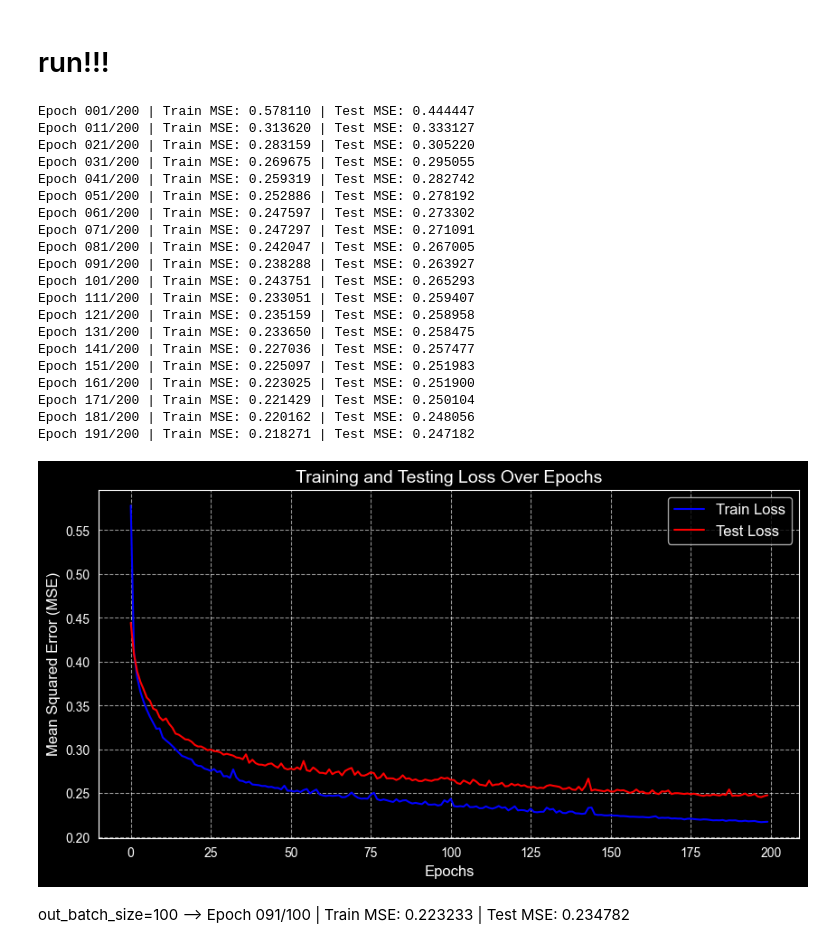
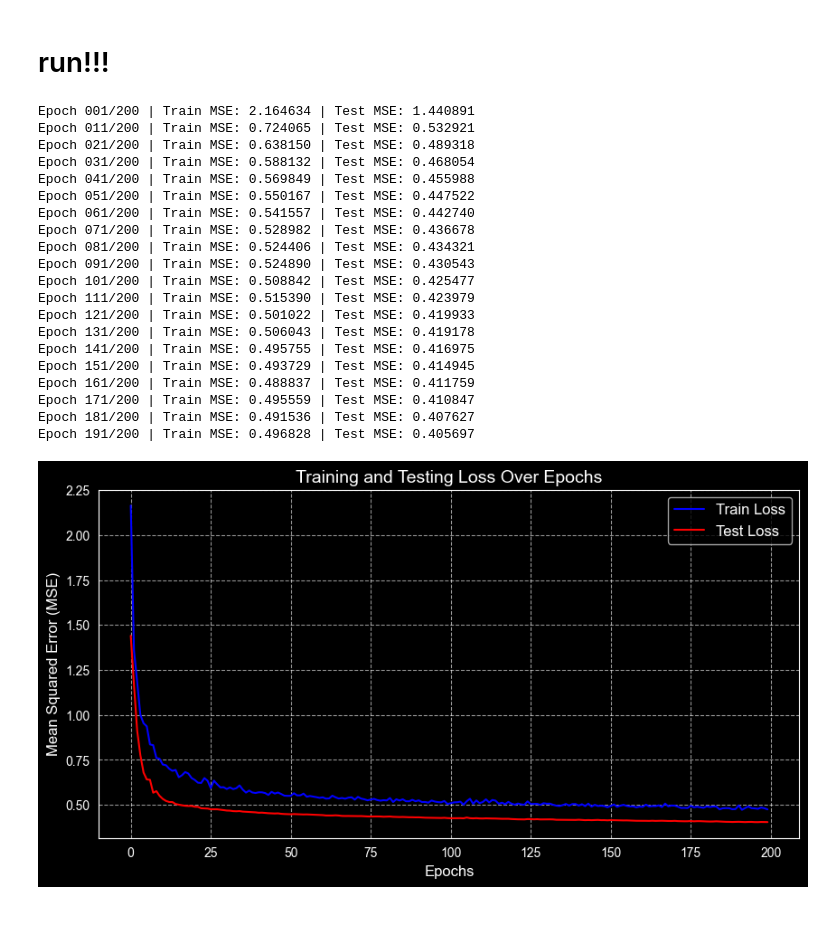
Before and after one commit to mohammadrezakasra/house-price-prediction, a Jupyter notebook: neural_network_with _dropout.ipynb, the cells around one changed output. Cells and saved outputs as stored; diff of their text form; code cells hidden in the pictures; blank space fills up the shorter version.

Commit message:
feat: complete MLP from scratch with Dropout and Backprop optimization

```diff
--- a/neural_network_with _dropout.ipynb
+++ b/neural_network_with _dropout.ipynb
@@ -187,12 +187,14 @@ y_test_scaled = (y_test - y_mean) / y_std
 # %%
 # تو خود تابع dropout  اومد مشکل  تغییر میانگین را حل کرد !!
 # %%
-def dropout(arr,p=0.5,training=True)-> np.ndarray:
+def dropout(arr,p=0.5,training=True):
     if not training or p == 0:
-        return arr
+        return arr , None
 
     mask = (rng.random(arr.shape) > p).astype(int)
-    return (arr * mask) / (1-p)
+    out = (arr * mask) / (1-p)
+
+    return out, mask
 # %%
 # بایاس مستقیماً با خودِ «ماتریس وزن» جمع نمی‌شود. ابتدا ضرب ماتریسی داده‌ها در وزن انجام می‌شود، سپس بایاس به حاصلِ آن ضرب اضافه می‌شود و در نهایت کل این مجموعه وارد تابع اکتیویشن (ReLU) می‌شود.
 #ترتیب میشه ضرب وزن در ورودی لایه + بایاس میره تو اکتیویشن
@@ -347,37 +366,36 @@ class NeuralNetwork:
 # %%
 network_run = NeuralNetwork(
     input_dim=13,
     output_dim=1,
     hidden_layers=[64, 32],
     training_data=[x_train_scaled, y_train_scaled],
-    testing_data=[x_test_scaled, y_test_scaled]
+    testing_data=[x_test_scaled, y_test_scaled],
+    dropout_p=0.2
 )
 
 network_run.train(epochs=200, batch_size=32, lr=0.00005)
 # %% [output]
-Epoch 001/200 | Train MSE: 0.578110 | Test MSE: 0.444447
-Epoch 011/200 | Train MSE: 0.313620 | Test MSE: 0.333127
-Epoch 021/200 | Train MSE: 0.283159 | Test MSE: 0.305220
-Epoch 031/200 | Train MSE: 0.269675 | Test MSE: 0.295055
-Epoch 041/200 | Train MSE: 0.259319 | Test MSE: 0.282742
-Epoch 051/200 | Train MSE: 0.252886 | Test MSE: 0.278192
-Epoch 061/200 | Train MSE: 0.247597 | Test MSE: 0.273302
-Epoch 071/200 | Train MSE: 0.247297 | Test MSE: 0.271091
-Epoch 081/200 | Train MSE: 0.242047 | Test MSE: 0.267005
-Epoch 091/200 | Train MSE: 0.238288 | Test MSE: 0.263927
-Epoch 101/200 | Train MSE: 0.243751 | Test MSE: 0.265293
-Epoch 111/200 | Train MSE: 0.233051 | Test MSE: 0.259407
-Epoch 121/200 | Train MSE: 0.235159 | Test MSE: 0.258958
-Epoch 131/200 | Train MSE: 0.233650 | Test MSE: 0.258475
-Epoch 141/200 | Train MSE: 0.227036 | Test MSE: 0.257477
-Epoch 151/200 | Train MSE: 0.225097 | Test MSE: 0.251983
-Epoch 161/200 | Train MSE: 0.223025 | Test MSE: 0.251900
-Epoch 171/200 | Train MSE: 0.221429 | Test MSE: 0.250104
-Epoch 181/200 | Train MSE: 0.220162 | Test MSE: 0.248056
-Epoch 191/200 | Train MSE: 0.218271 | Test MSE: 0.247182
+Epoch 001/200 | Train MSE: 2.164634 | Test MSE: 1.440891
+Epoch 011/200 | Train MSE: 0.724065 | Test MSE: 0.532921
+Epoch 021/200 | Train MSE: 0.638150 | Test MSE: 0.489318
+Epoch 031/200 | Train MSE: 0.588132 | Test MSE: 0.468054
+Epoch 041/200 | Train MSE: 0.569849 | Test MSE: 0.455988
+Epoch 051/200 | Train MSE: 0.550167 | Test MSE: 0.447522
+Epoch 061/200 | Train MSE: 0.541557 | Test MSE: 0.442740
+Epoch 071/200 | Train MSE: 0.528982 | Test MSE: 0.436678
+Epoch 081/200 | Train MSE: 0.524406 | Test MSE: 0.434321
+Epoch 091/200 | Train MSE: 0.524890 | Test MSE: 0.430543
+Epoch 101/200 | Train MSE: 0.508842 | Test MSE: 0.425477
+Epoch 111/200 | Train MSE: 0.515390 | Test MSE: 0.423979
+Epoch 121/200 | Train MSE: 0.501022 | Test MSE: 0.419933
+Epoch 131/200 | Train MSE: 0.506043 | Test MSE: 0.419178
+Epoch 141/200 | Train MSE: 0.495755 | Test MSE: 0.416975
+Epoch 151/200 | Train MSE: 0.493729 | Test MSE: 0.414945
+Epoch 161/200 | Train MSE: 0.488837 | Test MSE: 0.411759
+Epoch 171/200 | Train MSE: 0.495559 | Test MSE: 0.410847
+Epoch 181/200 | Train MSE: 0.491536 | Test MSE: 0.407627
+Epoch 191/200 | Train MSE: 0.496828 | Test MSE: 0.405697
-[figure, old version]
+[figure, new version]
-# %% [markdown]
-out_batch_size=100 --> Epoch 091/100 | Train MSE: 0.223233 | Test MSE: 0.234782
 # %%
 network_run = NeuralNetwork(
     input_dim=13,
```
Also changed, not shown: parts of 4 cells of this notebook, 1 other file.
